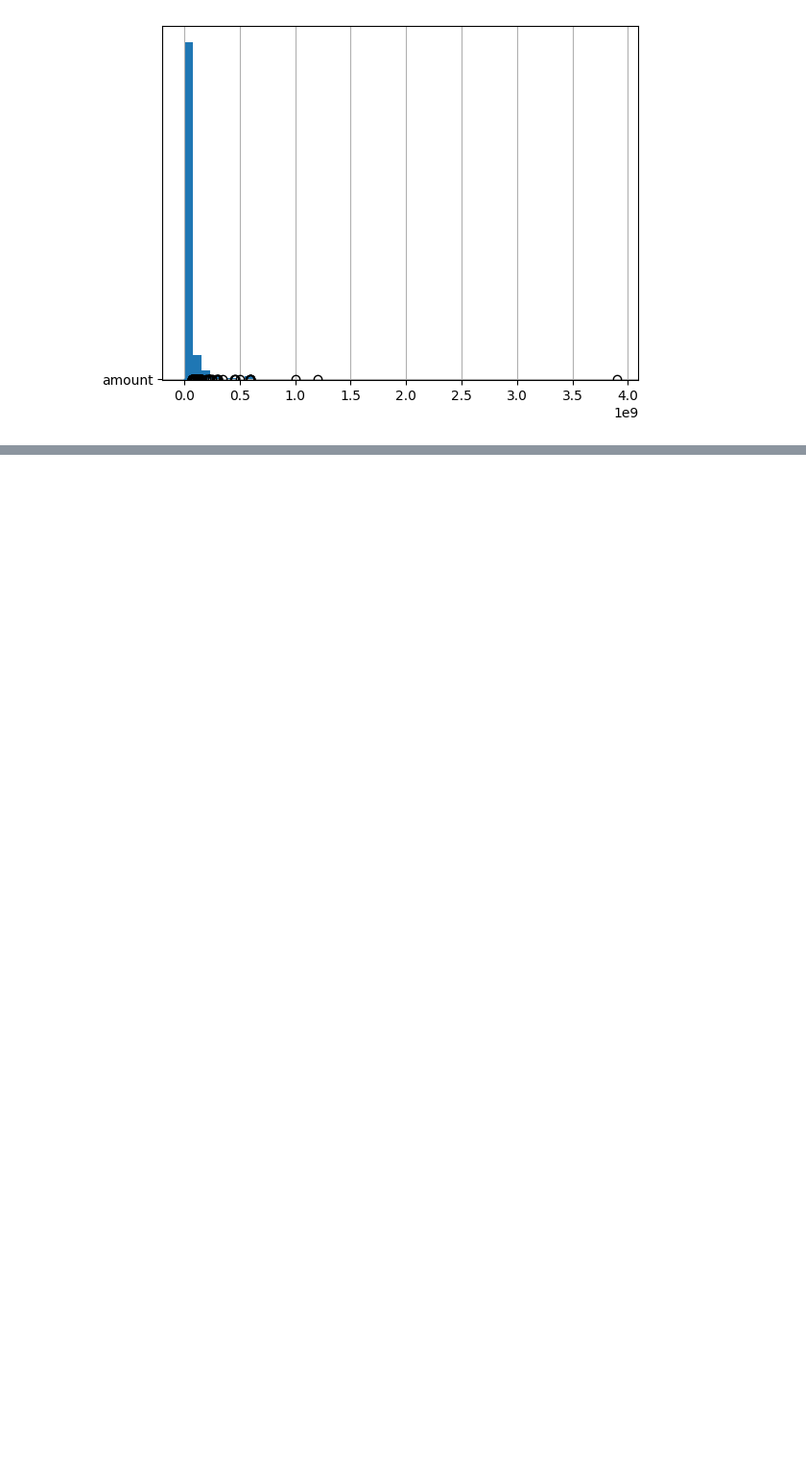
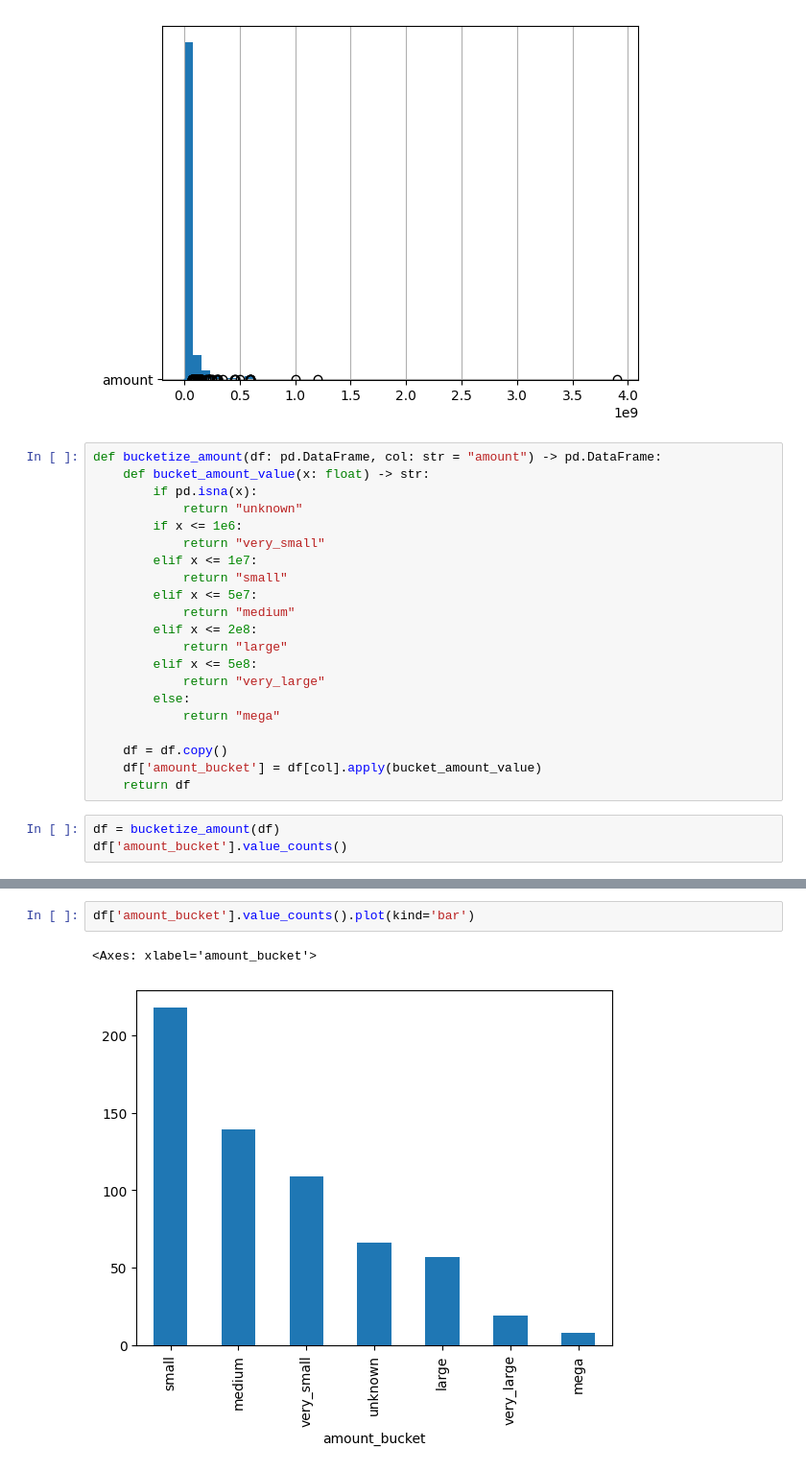
Before and after one commit to OlixIgnacious/indian-startups-transformations, a Jupyter notebook: notebooks/week2_exploration.ipynb, the cells around one changed output, grey strips where cells are left out. Shown at 96% size. Cells and saved outputs as stored; diff of their text form; blank space fills up the shorter version.

```diff
--- a/notebooks/week2_exploration.ipynb
+++ b/notebooks/week2_exploration.ipynb
@@ -166,3 +166,27 @@ df[df['is_outlier']].head()
 | 3 | 07-04-2021 | Groww | FinTech | Bengaluru | MC Global Edtech, B Capital, Baro... | Series D | 83000000.0 | 0.189010 | False | ... |
 | 5 | 04-03-2021 | DealShare | E-commerce | Jaipur, Rajasthan | Innoven Capital | Debt Financing | 250000000.0 | 1.042705 | False | ... |
 [figure]
+# %%
+def bucketize_amount(df: pd.DataFrame, col: str = "amount") -> pd.DataFrame:
+    def bucket_amount_value(x: float) -> str:
+        if pd.isna(x):
+            return "unknown"
+        if x <= 1e6:
+            return "very_small"
+        elif x <= 1e7:
+            return "small"
+        elif x <= 5e7:
+            return "medium"
+        elif x <= 2e8:
+            return "large"
+        elif x <= 5e8:
+            return "very_large"
+        else:
+            return "mega"
+
+    df = df.copy()
+    df['amount_bucket'] = df[col].apply(bucket_amount_value)
+    return df
+# %%
+df = bucketize_amount(df)
+df['amount_bucket'].value_counts()
@@ -168,0 +203,5 @@ df[df['is_outlier']].head()
+# %%
+df['amount_bucket'].value_counts().plot(kind='bar')
+# %% [output]
+<Axes: xlabel='amount_bucket'>
+[figure, added]
```
Also changed, not shown: parts of 2 cells of this notebook.
